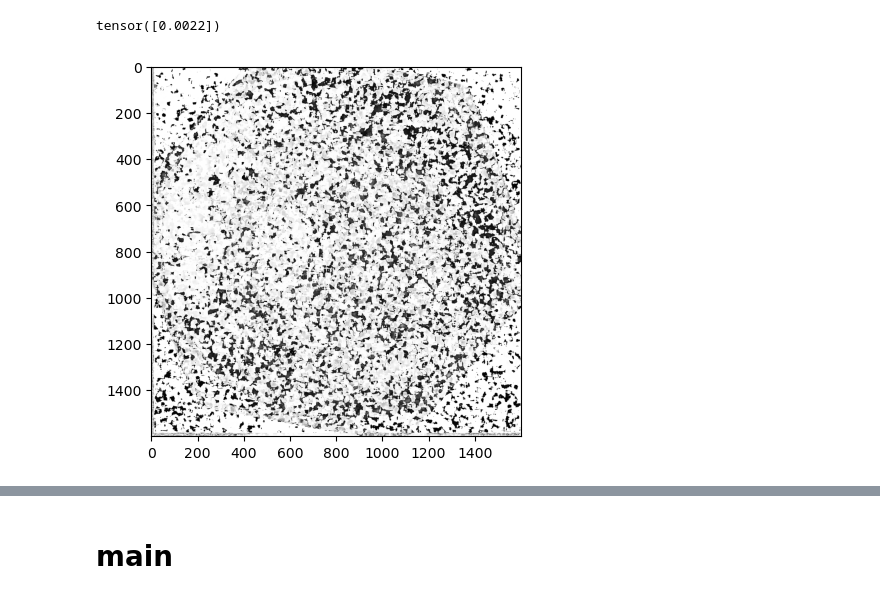
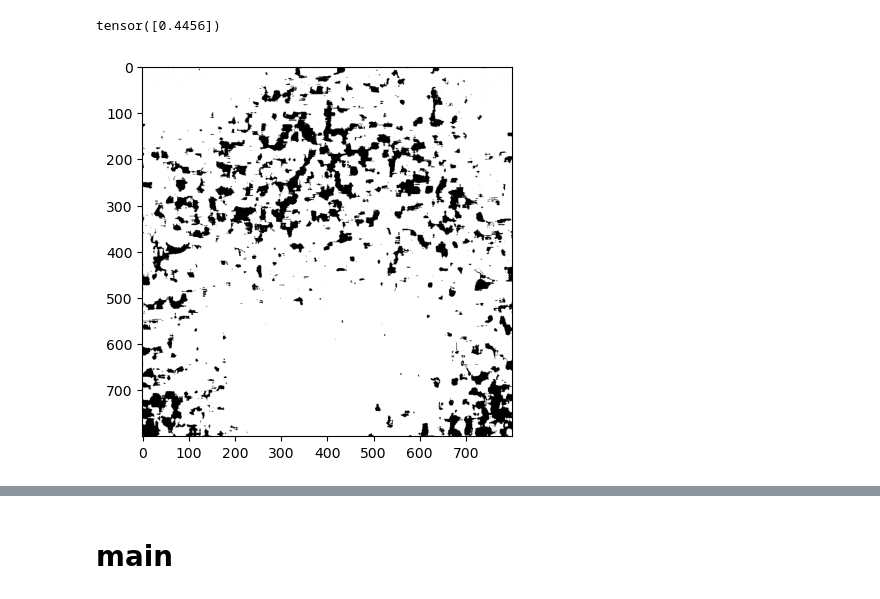
Before and after one commit to ChenYu-K/boltpd, a Jupyter notebook: dic_func.ipynb, the cells around one changed output, grey strips where cells are left out. Saved outputs shown, nothing was run; the diff lists cells and outputs as text; code cells hidden in the pictures.

```diff
--- a/dic_func.ipynb
+++ b/dic_func.ipynb
@@ -188,8 +200,8 @@ for file_name in pathDir:
 # %%
 #traindir= './database/train_data/'
-traindir= './202308-m22c/b6c-t/'
-validdir='./202308-m22c/b6c-v/'
-testdir='./202308-m22c/b6c-v/'
+traindir= './database/2024preten/inputdata/'
+validdir='./database/2024preten/testdata/'
+testdir='./database/2024preten/testdata/'
 train_rdata, train_label = generate_dataset(traindir)
 valid_rdata, valid_label = generate_dataset(validdir)
 # %%
@@ -238,12 +252,13 @@ torch.Size([1, 2, 1600, 1600])
 torch.Size([1, 1, 1])
 # %%
 topic = T.ToPILImage()
+dataiter=iter(valid_loader)
 vimg, vlabels = dataiter.__next__()
 plt.imshow(topic(vimg[0]/10))
 print(vlabels[0])
 # %% [output]
-tensor([0.0022])
+tensor([0.4456])
-[figure, old version]
+[figure, new version]
 # %%
 class BPNN(nn.Module):
     def __init__(self):
```
Also changed, not shown: parts of 10 cells of this notebook, 3 other files.
